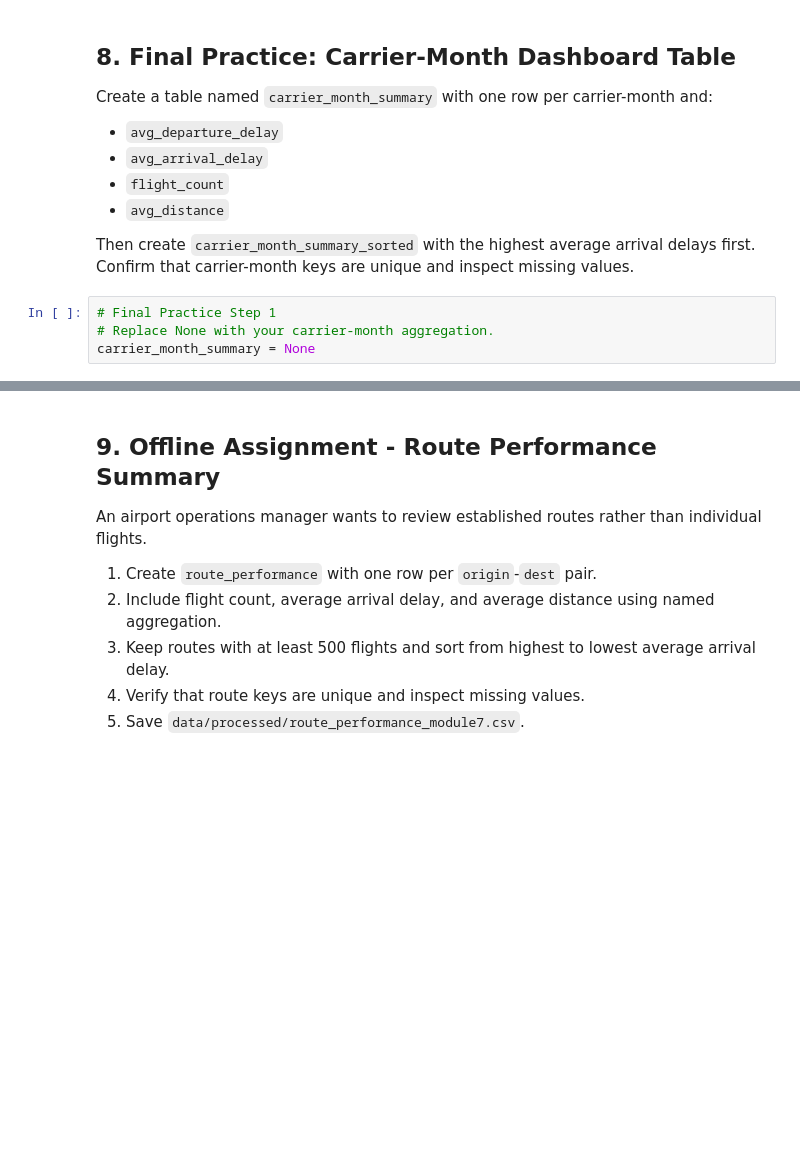
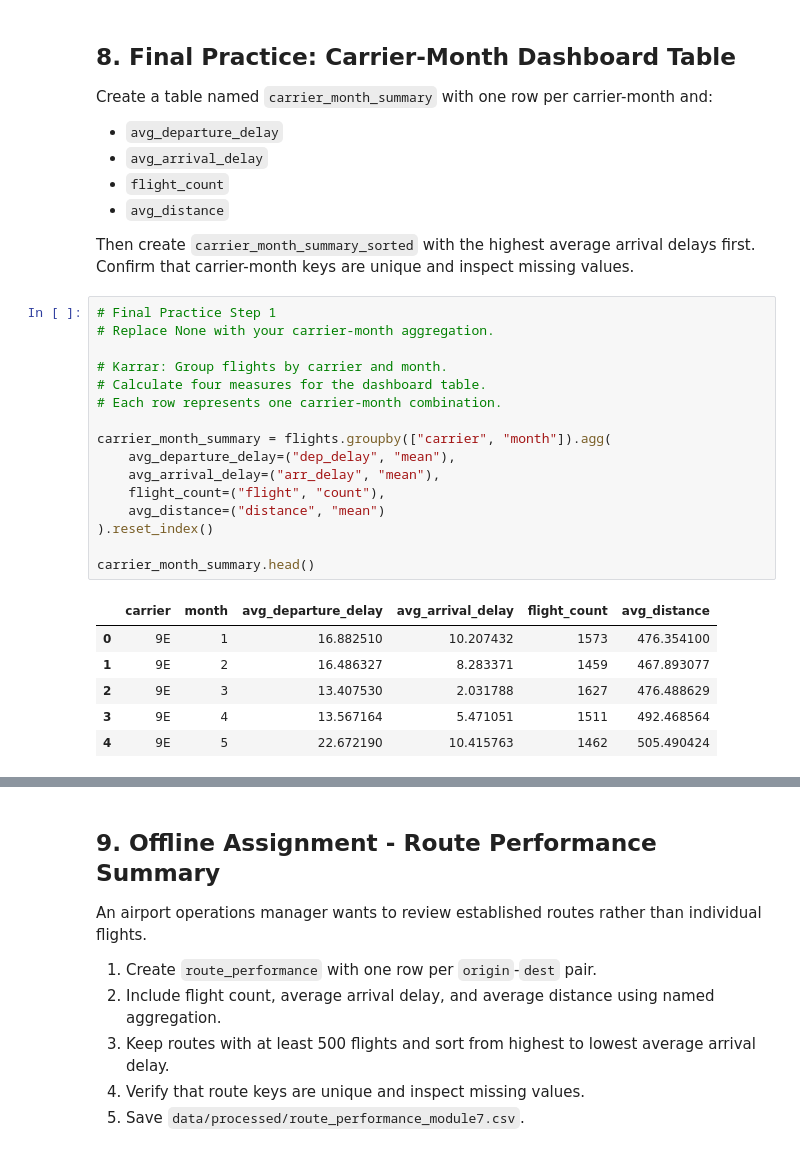
Before and after one commit to kalshaikhli/ban6003-week7-8-Karrar-Alshaikhli, a Jupyter notebook: notebooks/module7_aggregation_reshaping_guided_lab.ipynb, the cells around one changed output, grey strips where cells are left out. Drawn from its saved outputs; the diff is of its cells as text; blank space fills up the shorter version.

```diff
--- a/notebooks/module7_aggregation_reshaping_guided_lab.ipynb
+++ b/notebooks/module7_aggregation_reshaping_guided_lab.ipynb
@@ -836,7 +853,26 @@ Then create `carrier_month_summary_sorted` with the highest average arrival dela
 # %%
 # Final Practice Step 1
 # Replace None with your carrier-month aggregation.
-carrier_month_summary = None
+
+# Karrar: Group flights by carrier and month.
+# Calculate four measures for the dashboard table.
+# Each row represents one carrier-month combination.
+
+carrier_month_summary = flights.groupby(["carrier", "month"]).agg(
+    avg_departure_delay=("dep_delay", "mean"),
+    avg_arrival_delay=("arr_delay", "mean"),
+    flight_count=("flight", "count"),
+    avg_distance=("distance", "mean")
+).reset_index()
+
+carrier_month_summary.head()
+# %% [output]
+|  | carrier | month | avg_departure_delay | avg_arrival_delay | flight_count | avg_distance |
+| 0 | 9E | 1 | 16.882510 | 10.207432 | 1573 | 476.354100 |
+| 1 | 9E | 2 | 16.486327 | 8.283371 | 1459 | 467.893077 |
+| 2 | 9E | 3 | 13.407530 | 2.031788 | 1627 | 476.488629 |
+| 3 | 9E | 4 | 13.567164 | 5.471051 | 1511 | 492.468564 |
+| 4 | 9E | 5 | 22.672190 | 10.415763 | 1462 | 505.490424 |
 # %%
 # Final Practice Step 2
 # Create carrier_month_summary_sorted with highest average arrival delay first.
```
Also changed, not shown: parts of 9 cells of this notebook, 1 other file.
